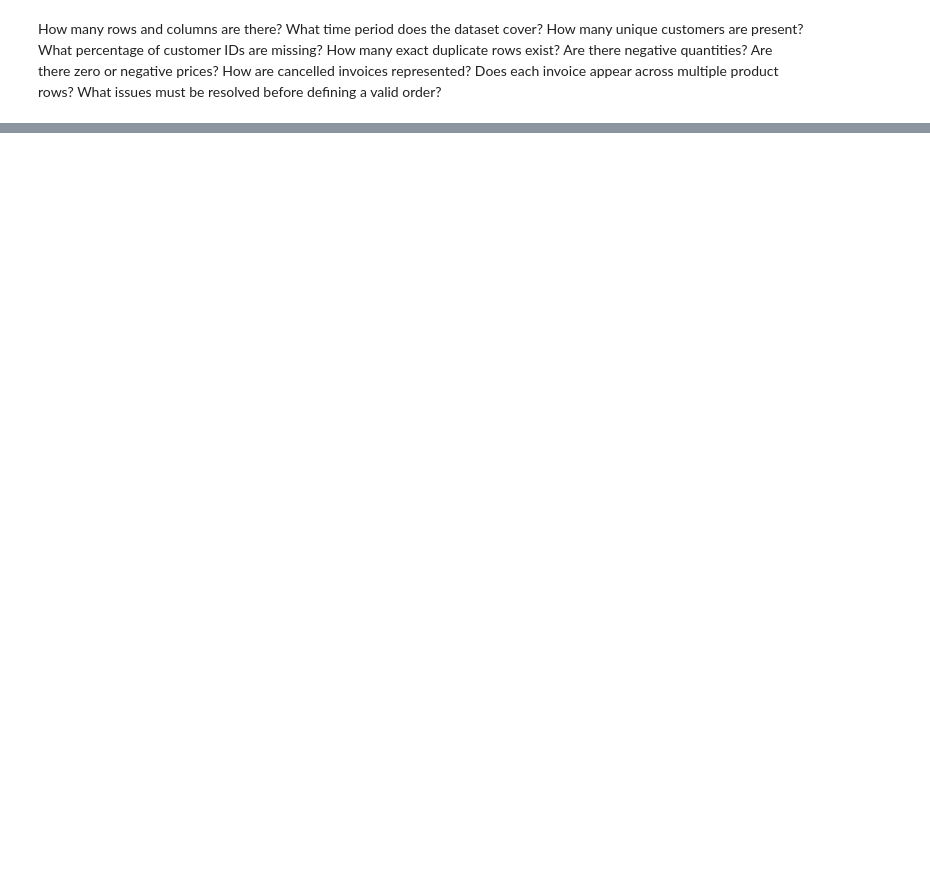
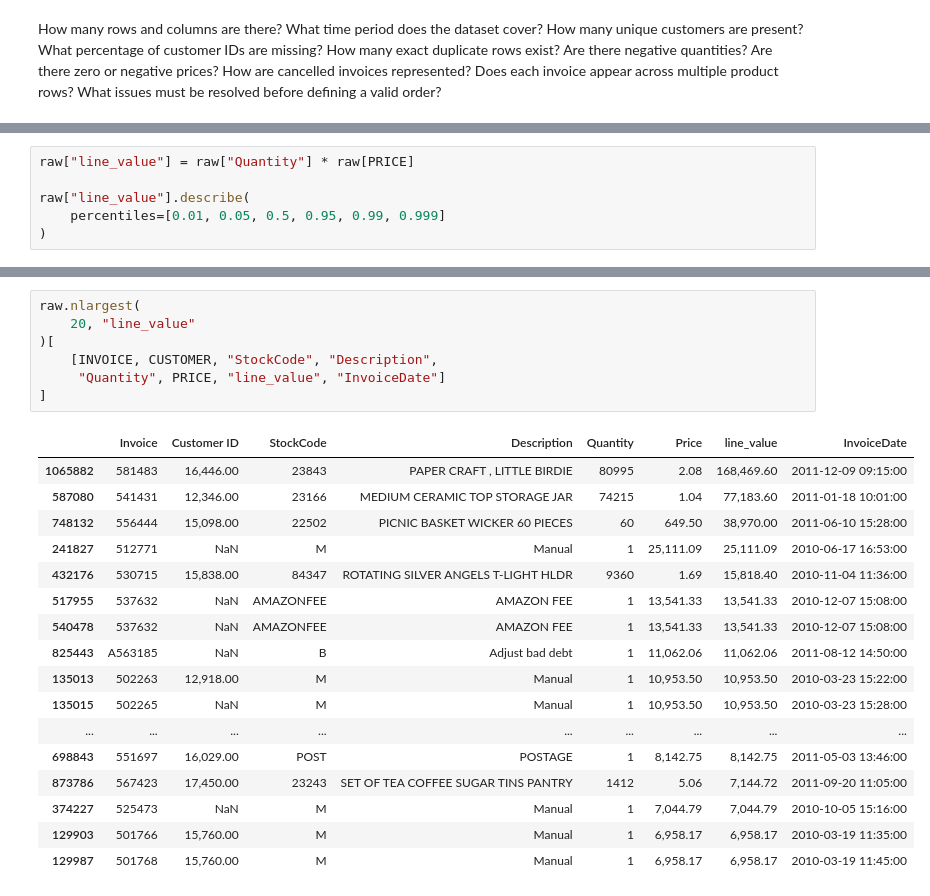
Before and after one commit to YiranLL/online-retail-retention, a Jupyter notebook: notebooks/01_data_quality.ipynb, the cells around one changed output, grey strips where cells are left out. Cells and saved outputs as stored; diff of their text form; blank space fills up the shorter version.

```diff
--- a/notebooks/01_data_quality.ipynb
+++ b/notebooks/01_data_quality.ipynb
@@ -130,0 +320,6 @@ What issues must be resolved before defining a valid order?
+# %%
+raw["line_value"] = raw["Quantity"] * raw[PRICE]
+
+raw["line_value"].describe(
+    percentiles=[0.01, 0.05, 0.5, 0.95, 0.99, 0.999]
+)
@@ -130,0 +339,25 @@ What issues must be resolved before defining a valid order?
+# %%
+raw.nlargest(
+    20, "line_value"
+)[
+    [INVOICE, CUSTOMER, "StockCode", "Description",
+     "Quantity", PRICE, "line_value", "InvoiceDate"]
+]
+# %% [output]
+|  | Invoice | Customer ID | StockCode | Description | Quantity | Price | line_value | InvoiceDate |
+| 1065882 | 581483 | 16,446.00 | 23843 | PAPER CRAFT , LITTLE BIRDIE | 80995 | 2.08 | 168,469.60 | 2011-12-09 09:15:00 |
+| 587080 | 541431 | 12,346.00 | 23166 | MEDIUM CERAMIC TOP STORAGE JAR | 74215 | 1.04 | 77,183.60 | 2011-01-18 10:01:00 |
+| 748132 | 556444 | 15,098.00 | 22502 | PICNIC BASKET WICKER 60 PIECES | 60 | 649.50 | 38,970.00 | 2011-06-10 15:28:00 |
+| 241827 | 512771 | NaN | M | Manual | 1 | 25,111.09 | 25,111.09 | 2010-06-17 16:53:00 |
+| 432176 | 530715 | 15,838.00 | 84347 | ROTATING SILVER ANGELS T-LIGHT HLDR | 9360 | 1.69 | 15,818.40 | 2010-11-04 11:36:00 |
+| 517955 | 537632 | NaN | AMAZONFEE | AMAZON FEE | 1 | 13,541.33 | 13,541.33 | 2010-12-07 15:08:00 |
+| 540478 | 537632 | NaN | AMAZONFEE | AMAZON FEE | 1 | 13,541.33 | 13,541.33 | 2010-12-07 15:08:00 |
+| 825443 | A563185 | NaN | B | Adjust bad debt | 1 | 11,062.06 | 11,062.06 | 2011-08-12 14:50:00 |
+| 135013 | 502263 | 12,918.00 | M | Manual | 1 | 10,953.50 | 10,953.50 | 2010-03-23 15:22:00 |
+| 135015 | 502265 | NaN | M | Manual | 1 | 10,953.50 | 10,953.50 | 2010-03-23 15:28:00 |
+| ... | ... | ... | ... | ... | ... | ... | ... | ... |
+| 698843 | 551697 | 16,029.00 | POST | POSTAGE | 1 | 8,142.75 | 8,142.75 | 2011-05-03 13:46:00 |
+| 873786 | 567423 | 17,450.00 | 23243 | SET OF TEA COFFEE SUGAR TINS PANTRY | 1412 | 5.06 | 7,144.72 | 2011-09-20 11:05:00 |
+| 374227 | 525473 | NaN | M | Manual | 1 | 7,044.79 | 7,044.79 | 2010-10-05 15:16:00 |
+| 129903 | 501766 | 15,760.00 | M | Manual | 1 | 6,958.17 | 6,958.17 | 2010-03-19 11:35:00 |
+| 129987 | 501768 | 15,760.00 | M | Manual | 1 | 6,958.17 | 6,958.17 | 2010-03-19 11:45:00 |
```
Also changed, not shown: parts of 25 cells of this notebook.
